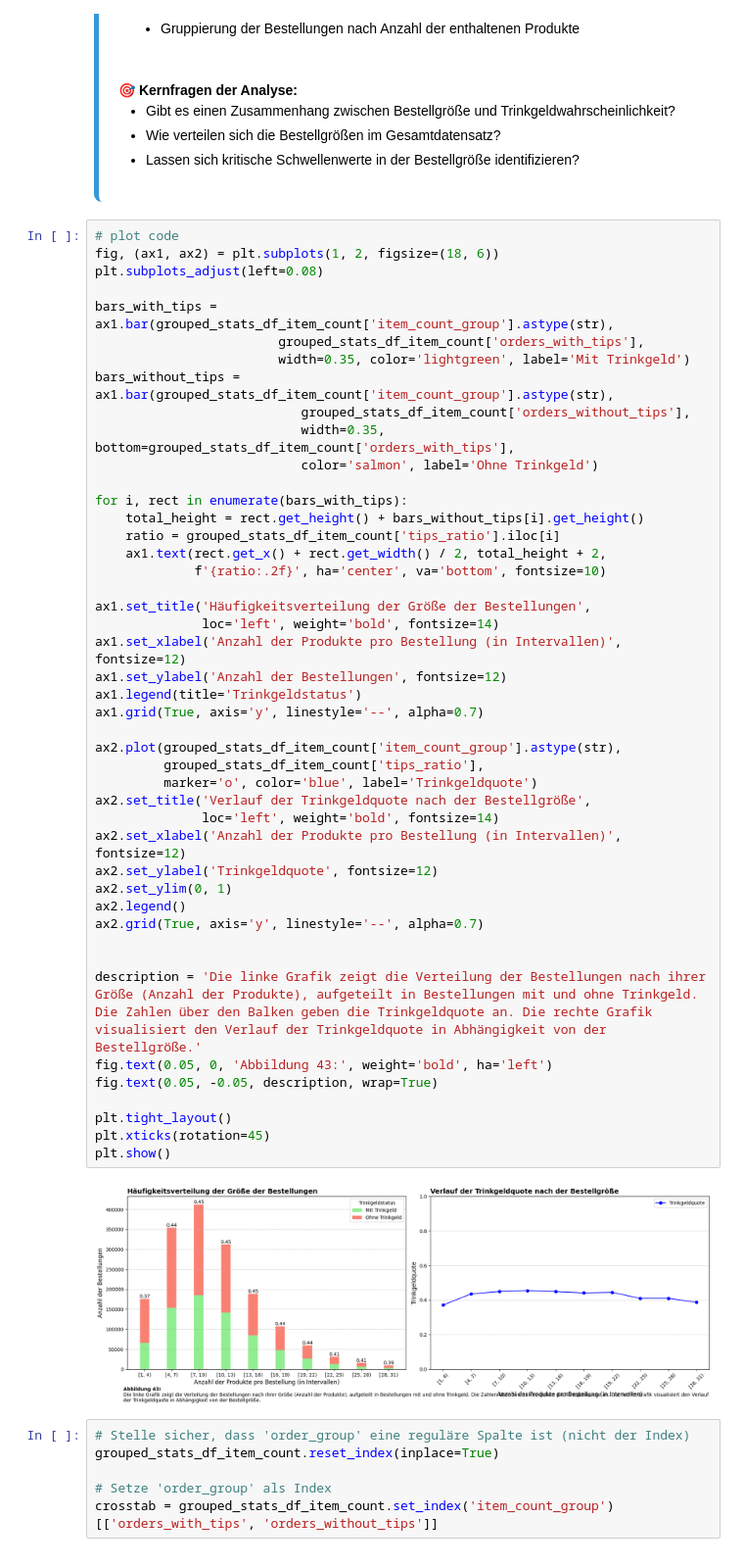
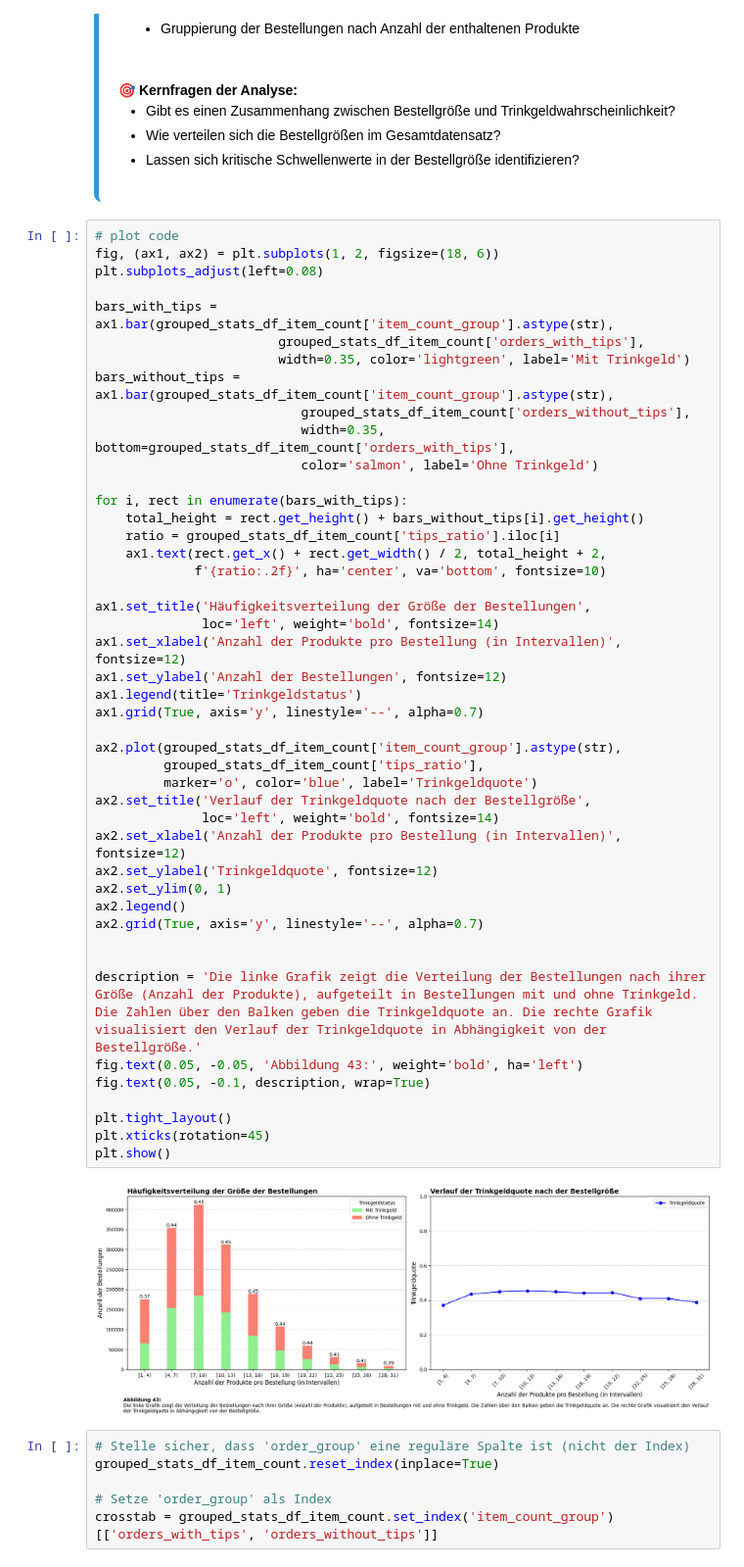
Before and after one commit to Datata1/dabi-neu, a Jupyter notebook: src/notebook/pitch_EDA.ipynb, the cells around one changed output. Shown at 98% size. Drawn from its saved outputs; the diff is of its cells as text.

```diff
--- a/src/notebook/pitch_EDA.ipynb
+++ b/src/notebook/pitch_EDA.ipynb
@@ -1176,36 +1174,36 @@ for i, rect in enumerate(bars_with_tips):
     total_height = rect.get_height() + bars_without_tips[i].get_height()
     ratio = grouped_stats_df_item_count['tips_ratio'].iloc[i]
     ax1.text(rect.get_x() + rect.get_width() / 2, total_height + 2,
              f'{ratio:.2f}', ha='center', va='bottom', fontsize=10)
 
 ax1.set_title('Häufigkeitsverteilung der Größe der Bestellungen',
               loc='left', weight='bold', fontsize=14)
 ax1.set_xlabel('Anzahl der Produkte pro Bestellung (in Intervallen)', fontsize=12)
 ax1.set_ylabel('Anzahl der Bestellungen', fontsize=12)
 ax1.legend(title='Trinkgeldstatus')
 ax1.grid(True, axis='y', linestyle='--', alpha=0.7)
 
 ax2.plot(grouped_stats_df_item_count['item_count_group'].astype(str),
          grouped_stats_df_item_count['tips_ratio'],
          marker='o', color='blue', label='Trinkgeldquote')
 ax2.set_title('Verlauf der Trinkgeldquote nach der Bestellgröße',
               loc='left', weight='bold', fontsize=14)
 ax2.set_xlabel('Anzahl der Produkte pro Bestellung (in Intervallen)', fontsize=12)
 ax2.set_ylabel('Trinkgeldquote', fontsize=12)
 ax2.set_ylim(0, 1)
 ax2.legend()
 ax2.grid(True, axis='y', linestyle='--', alpha=0.7)
 
 
 description = 'Die linke Grafik zeigt die Verteilung der Bestellungen nach ihrer Größe (Anzahl der Produkte), aufgeteilt in Bestellungen mit und ohne Trinkgeld. Die Zahlen über den Balken geben die Trinkgeldquote an. Die rechte Grafik visualisiert den Verlauf der Trinkgeldquote in Abhängigkeit von der Bestellgröße.'
-fig.text(0.05, 0, 'Abbildung 43:', weight='bold', ha='left')
-fig.text(0.05, -0.05, description, wrap=True)
+fig.text(0.05, -0.05, 'Abbildung 43:', weight='bold', ha='left')
+fig.text(0.05, -0.1, description, wrap=True)
 
 plt.tight_layout()
 plt.xticks(rotation=45)
 plt.show()
 # %% [output]
-[figure, old version]
+[figure, new version]
 # %%
 # Stelle sicher, dass 'order_group' eine reguläre Spalte ist (nicht der Index)
 grouped_stats_df_item_count.reset_index(inplace=True)
```
Also changed, not shown: parts of 27 cells of this notebook.
